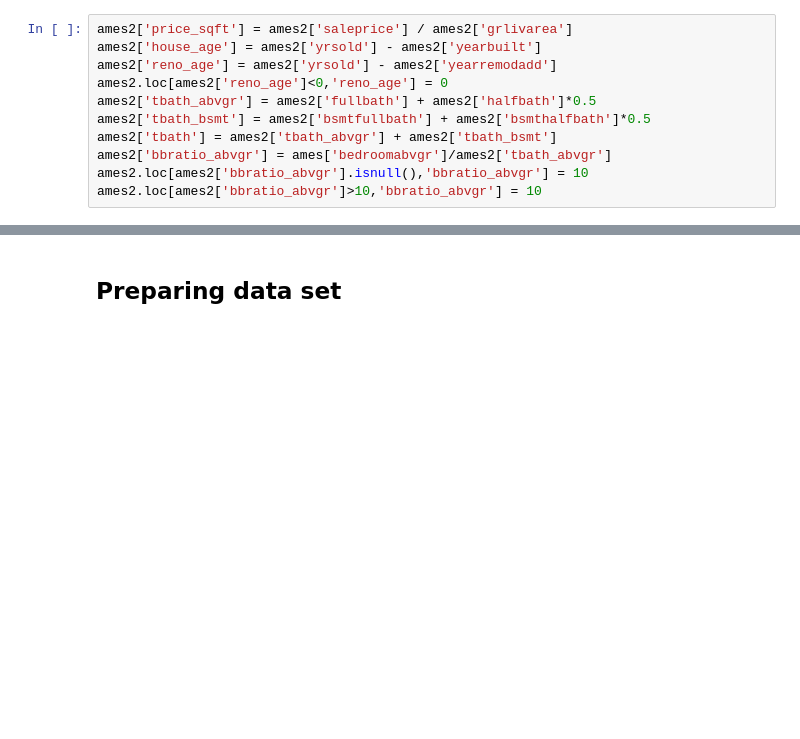
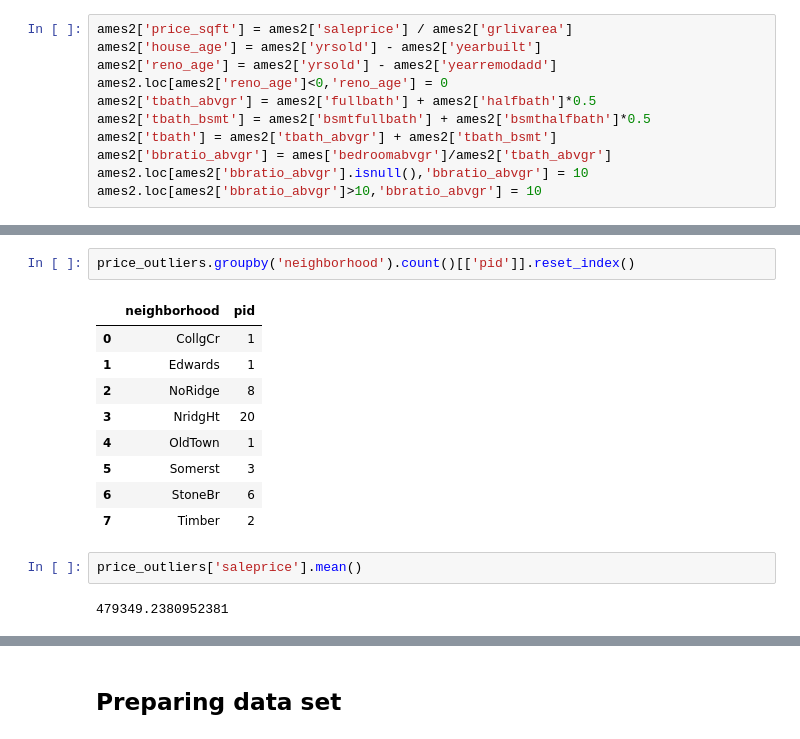
Before and after one commit to valgarland/MLProject_PP, a Jupyter notebook: EDA and Data Cleaning.ipynb, the cells around one changed output, grey strips where cells are left out. Saved outputs shown, nothing was run; the diff lists cells and outputs as text; blank space fills up the shorter version.

```diff
--- a/EDA and Data Cleaning.ipynb
+++ b/EDA and Data Cleaning.ipynb
@@ -99,0 +152,16 @@ ames2.loc[ames2['bbratio_abvgr']>10,'bbratio_abvgr'] = 10
+# %%
+price_outliers.groupby('neighborhood').count()[['pid']].reset_index()
+# %% [output]
+|  | neighborhood | pid |
+| 0 | CollgCr | 1 |
+| 1 | Edwards | 1 |
+| 2 | NoRidge | 8 |
+| 3 | NridgHt | 20 |
+| 4 | OldTown | 1 |
+| 5 | Somerst | 3 |
+| 6 | StoneBr | 6 |
+| 7 | Timber | 2 |
+# %%
+price_outliers['saleprice'].mean()
+# %% [output]
+479349.2380952381
```
Also changed, not shown: parts of 30 cells of this notebook.
